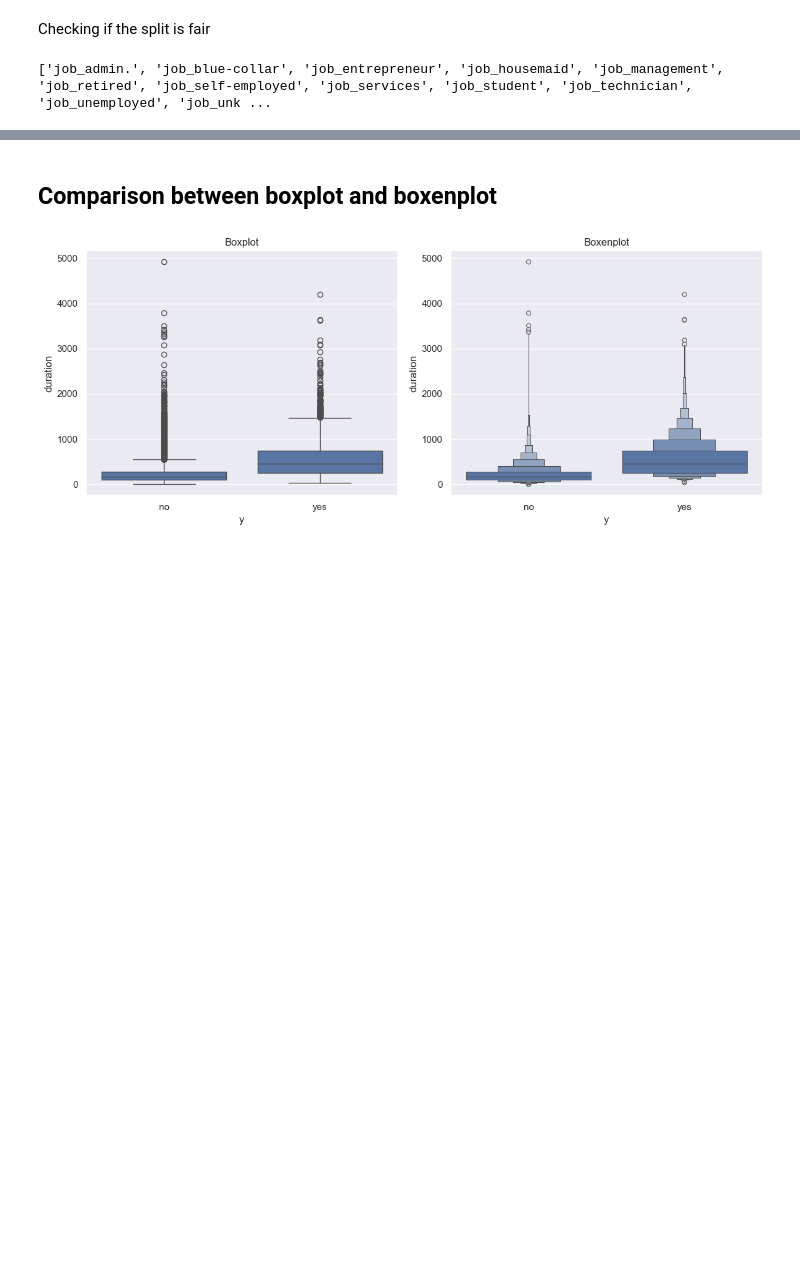
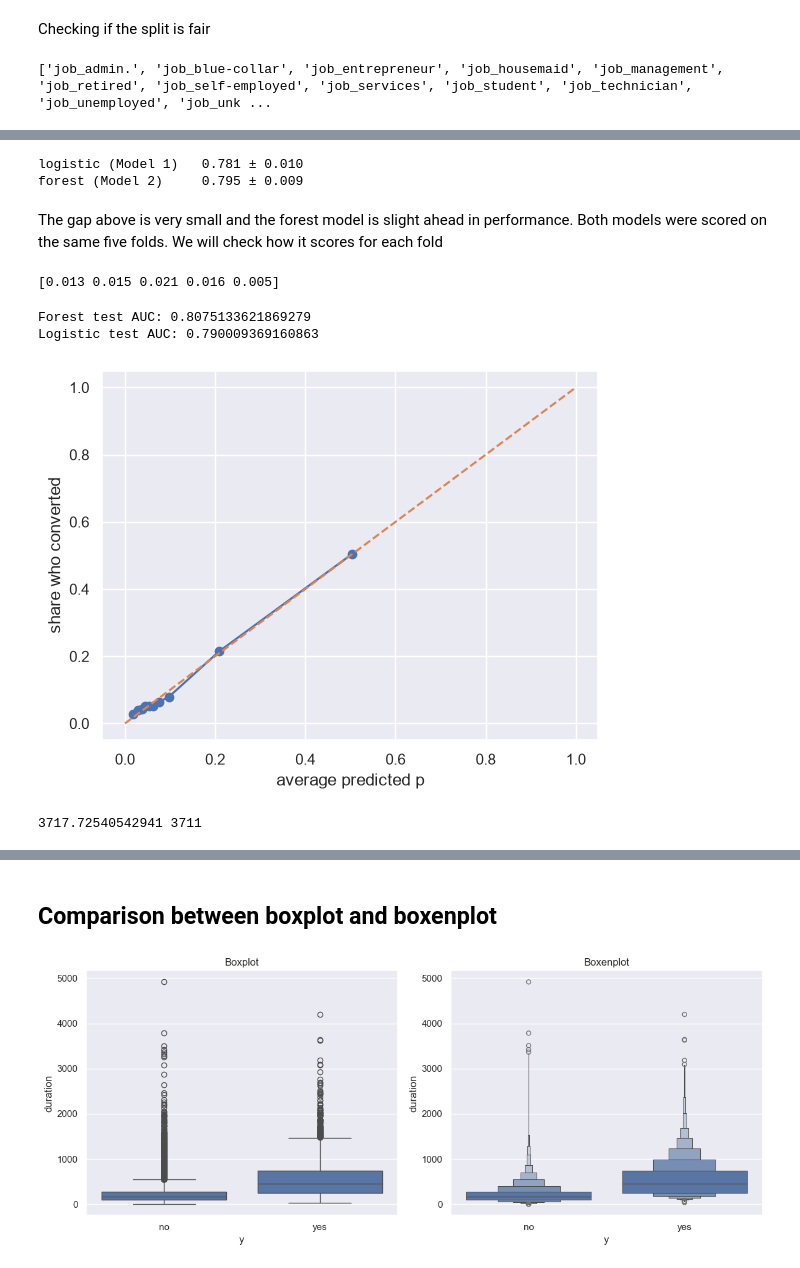
Before and after one commit to anoopungrd/sgh-advanced-analytics-big-data, a Jupyter notebook: semester-1/data-mining/project/code/Bank_Marketing_Notebook.ipynb, the cells around one changed output, grey strips where cells are left out. Saved outputs shown, nothing was run; the diff lists cells and outputs as text; code cells hidden in the pictures; blank space fills up the shorter version.

```diff
--- a/semester-1/data-mining/project/code/Bank_Marketing_Notebook.ipynb
+++ b/semester-1/data-mining/project/code/Bank_Marketing_Notebook.ipynb
@@ -1035,0 +1251,9 @@ df_train.sample(3)
+# %%
+# --- We use 5 folds for the model ---
+folds = StratifiedKFold(5, shuffle=True, random_state=42)
+# %%
+# --- We are using max_depth=4 as a control factor  ---
+tree = DecisionTreeClassifier(max_depth=4, random_state=42)
+tree.fit(X_train_tree, y_train)
+print(tree.get_depth(), tree.get_n_leaves())
+print(export_text(tree, feature_names=list(X_train_tree.columns)))
@@ -1035,0 +1326,46 @@ df_train.sample(3)
+# %%
+# --- The crowd (random forest) vs the baseline ---
+logreg = LogisticRegression(max_iter=2000, class_weight='balanced', random_state=42)
+forest = RandomForestClassifier(n_estimators=300, min_samples_leaf=10,  ##change to n_estimators to 500 and min_samples_leaf=5 for test
+                                random_state=42, n_jobs=-1)
+# each model with its own encoded data, but the same rows, the same folds, the same metric
+models = {"logistic (Model 1)": (logreg, X_train_lin),
+          "forest (Model 2)": (forest, X_train_tree)}
+for name, (model, X_tr) in models.items():
+    scores = cross_val_score(model, X_tr, y_train, cv=folds, scoring="roc_auc")
+    print(f"{name:20s} {scores.mean():.3f} ± {scores.std():.3f}")
+# %% [output]
+logistic (Model 1)   0.781 ± 0.010
+forest (Model 2)     0.795 ± 0.009
+# %% [markdown]
+The gap above is very small and the forest model is slight ahead in performance. Both models were scored on the same five folds. We will check how it scores for each fold
+# %%
+s_log = cross_val_score(logreg, X_train_lin, y_train, cv=folds, scoring="roc_auc")
+s_rf  = cross_val_score(forest, X_train_tree, y_train, cv=folds, scoring="roc_auc")
+print(np.round(s_rf - s_log, 3))   # forest minus logistic, one value per fold
+# %% [output]
+[0.013 0.015 0.021 0.016 0.005]
+# %%
+# Choose by CV; only then fit on all training rows and score the test rows ONCE.
+logreg.fit(X_train_lin, y_train)
+final = forest.fit(X_train_tree, y_train)
+p_test = final.predict_proba(X_test_tree)[:, 1]
+print("Forest test AUC:", roc_auc_score(y_test, p_test))
+print("Logistic test AUC:", roc_auc_score(y_test, logreg.predict_proba(X_test_lin)[:, 1]))
+# %% [output]
+Forest test AUC: 0.8075133621869279
+Logistic test AUC: 0.790009369160863
+# %%
+# --- Honest (out-of-fold) probabilities ---
+p_oof = cross_val_predict(forest, X_train_tree, y_train, cv=folds,
+                          method="predict_proba")[:, 1]
+share_converted, average_p = calibration_curve(y_train, p_oof, n_bins=10,
+                                               strategy="quantile")
+plt.plot(average_p, share_converted, "o-")
+plt.plot([0, 1], [0, 1], "--")
+plt.xlabel("average predicted p"); plt.ylabel("share who converted")
+plt.show()
+print(p_oof.sum(), y_train.sum())
+# %% [output]
+[figure, added]
+3717.72540542941 3711
```
Also changed, not shown: parts of 36 cells of this notebook, 2 other files.
